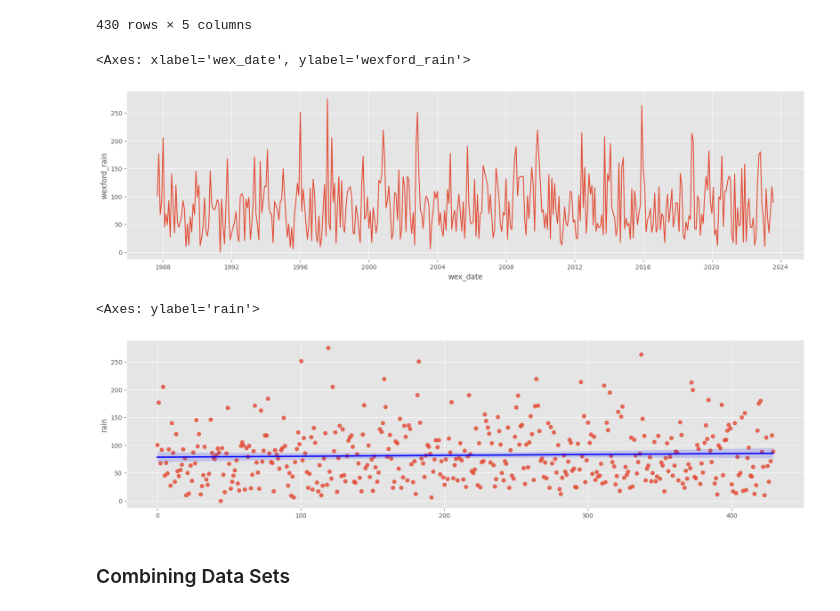
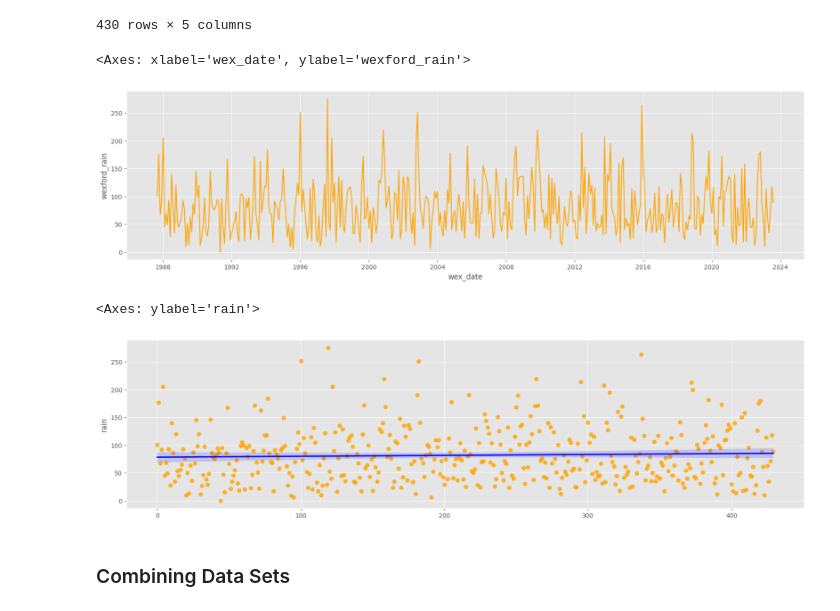
Before and after one commit to emma2d/Prog_for_DA.Project2, a Jupyter notebook: project2.ipynb, the cells around one changed output. Saved outputs shown, nothing was run; the diff lists cells and outputs as text; code cells hidden in the pictures.

```diff
--- a/project2.ipynb
+++ b/project2.ipynb
@@ -433,15 +433,15 @@ wexford_rain_df
 # %%
 wexford = wexford_rain_df[['wex_date','wexford_rain']].copy()
 # %%
-sns.lineplot(data=wexford, x="wex_date", y="wexford_rain")
+sns.lineplot(data=wexford, x="wex_date", y="wexford_rain", color = 'orange')
 # %% [output]
 <Axes: xlabel='wex_date', ylabel='wexford_rain'>
-[figure, old version]
+[figure, new version]
 # %%
-sns.regplot(x=wexford.index, y="rain", data=wexford_rain_df, line_kws={"color": "blue"})
+sns.regplot(x=wexford.index, y="rain", data=wexford_rain_df, color= 'orange', line_kws={"color": "blue"})
 # %% [output]
 <Axes: ylabel='rain'>
-[figure, old version]
+[figure, new version]
 # %% [markdown]
 ### Combining Data Sets
 # %%
```
Also changed, not shown: parts of 8 cells of this notebook.
